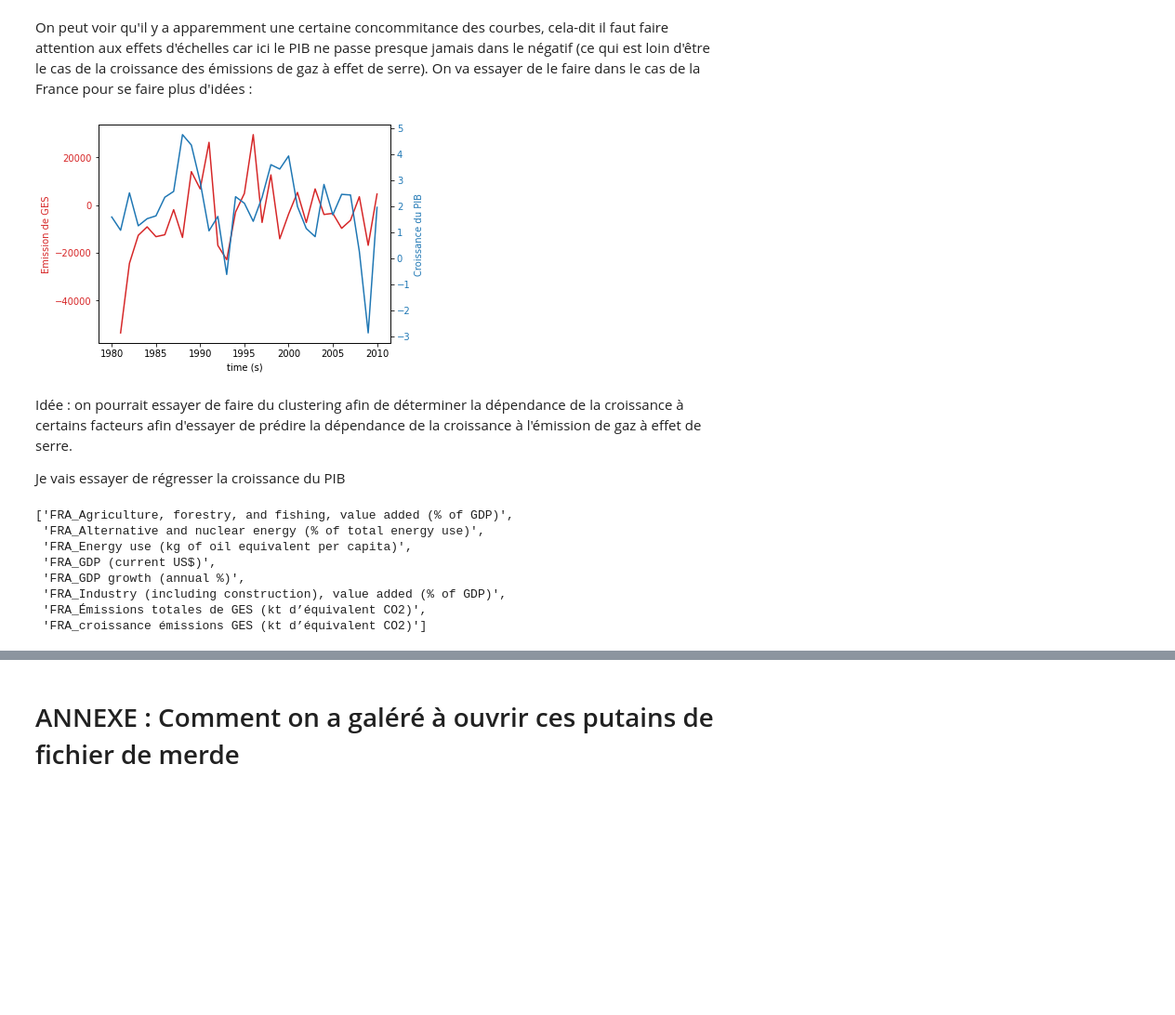
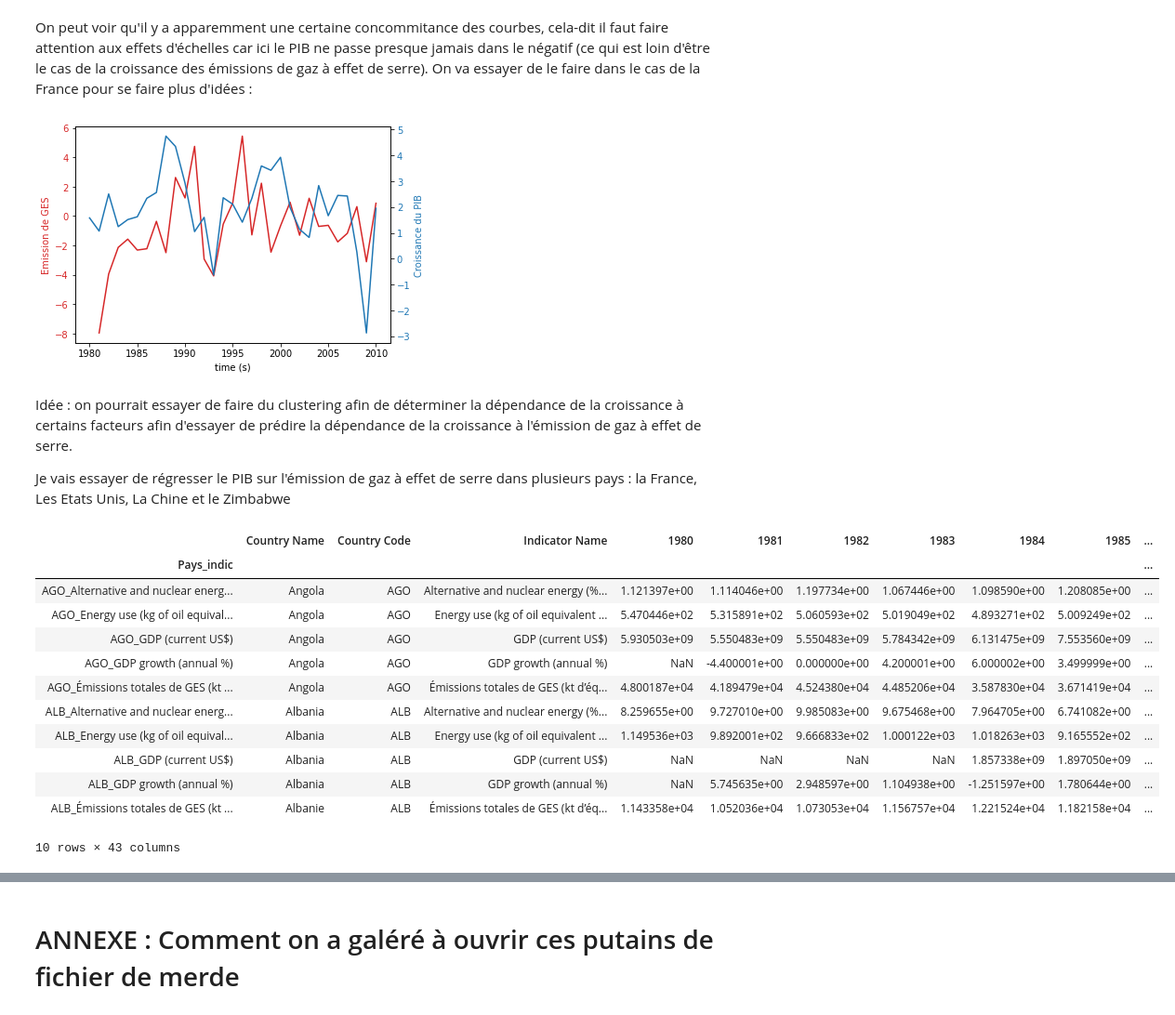
Before and after one commit to Adrien-Mcode/Python-data-science-Lecalve-Majka, a Jupyter notebook: Stat_des.ipynb, the cells around one changed output, grey strips where cells are left out. Shown at 93% size. Drawn from its saved outputs; the diff is of its cells as text; code cells hidden in the pictures; blank space fills up the shorter version.

```diff
--- a/Stat_des.ipynb
+++ b/Stat_des.ipynb
@@ -341,7 +343,7 @@ fig, ax1 = plt.subplots()
 color = 'tab:red'
 ax1.set_xlabel('time (s)')
 ax1.set_ylabel('Emission de GES', color=color)
-ax1.plot(t[0:31], df1.loc['FRA_croissance émissions GES (kt d’équivalent CO2)'][2:42].to_numpy()[1:32].T, color=color)
+ax1.plot(t[0:31], df1.loc['FRA_croissance émissions GES (pourcent)'][2:42].to_numpy()[1:32].T, color=color)
 ax1.tick_params(axis='y', labelcolor=color)
 
 ax2 = ax1.twinx()  #  commence un deuxième axe qui partage le même axe x
@@ -354,19 +356,27 @@ ax2.tick_params(axis='y', labelcolor=color)
 fig.tight_layout()  # otherwise the right y-label is slightly clipped
 plt.show()
 # %% [output]
-[figure, old version]
+[figure, new version]
 # %% [markdown]
 Idée : on pourrait essayer de faire du clustering afin de déterminer la dépendance de la croissance à certains facteurs afin d'essayer de prédire la dépendance de la croissance à l'émission de gaz à effet de serre.
 
-Je vais essayer de régresser la croissance du PIB
+Je vais essayer de régresser le PIB sur l'émission de gaz à effet de serre dans plusieurs pays : la France, Les Etats Unis, La Chine et le Zimbabwe
-# %%
-recherche_ligne("Pays","FRA",df1)
-# %% [output]
-['FRA_Agriculture, forestry, and fishing, value added (% of GDP)',
- 'FRA_Alternative and nuclear energy (% of total energy use)',
- 'FRA_Energy use (kg of oil equivalent per capita)',
- 'FRA_GDP (current US$)',
- 'FRA_GDP growth (annual %)',
- 'FRA_Industry (including construction), value added (% of GDP)',
- 'FRA_Émissions totales de GES (kt d’équivalent CO2)',
- 'FRA_croissance émissions GES (kt d’équivalent CO2)']
+# %%
+from sklearn.linear_model import LinearRegression
+from sklearn.model_selection import train_test_split
+import sklearn.metrics
+df1.head(10)
+# %% [output]
+|  | Country Name | Country Code | Indicator Name | 1980 | 1981 | 1982 | 1983 | 1984 | 1985 | ... |
+| Pays_indic |  |  |  |  |  |  |  |  |  | ... |
+| AGO_Alternative and nuclear energ... | Angola | AGO | Alternative and nuclear energy (%... | 1.121397e+00 | 1.114046e+00 | 1.197734e+00 | 1.067446e+00 | 1.098590e+00 | 1.208085e+00 | ... |
+| AGO_Energy use (kg of oil equival... | Angola | AGO | Energy use (kg of oil equivalent ... | 5.470446e+02 | 5.315891e+02 | 5.060593e+02 | 5.019049e+02 | 4.893271e+02 | 5.009249e+02 | ... |
+| AGO_GDP (current US$) | Angola | AGO | GDP (current US$) | 5.930503e+09 | 5.550483e+09 | 5.550483e+09 | 5.784342e+09 | 6.131475e+09 | 7.553560e+09 | ... |
+| AGO_GDP growth (annual %) | Angola | AGO | GDP growth (annual %) | NaN | -4.400001e+00 | 0.000000e+00 | 4.200001e+00 | 6.000002e+00 | 3.499999e+00 | ... |
+| AGO_Émissions totales de GES (kt ... | Angola | AGO | Émissions totales de GES (kt d’éq... | 4.800187e+04 | 4.189479e+04 | 4.524380e+04 | 4.485206e+04 | 3.587830e+04 | 3.671419e+04 | ... |
+| ALB_Alternative and nuclear energ... | Albania | ALB | Alternative and nuclear energy (%... | 8.259655e+00 | 9.727010e+00 | 9.985083e+00 | 9.675468e+00 | 7.964705e+00 | 6.741082e+00 | ... |
+| ALB_Energy use (kg of oil equival... | Albania | ALB | Energy use (kg of oil equivalent ... | 1.149536e+03 | 9.892001e+02 | 9.666833e+02 | 1.000122e+03 | 1.018263e+03 | 9.165552e+02 | ... |
+| ALB_GDP (current US$) | Albania | ALB | GDP (current US$) | NaN | NaN | NaN | NaN | 1.857338e+09 | 1.897050e+09 | ... |
+| ALB_GDP growth (annual %) | Albania | ALB | GDP growth (annual %) | NaN | 5.745635e+00 | 2.948597e+00 | 1.104938e+00 | -1.251597e+00 | 1.780644e+00 | ... |
+| ALB_Émissions totales de GES (kt ... | Albanie | ALB | Émissions totales de GES (kt d’éq... | 1.143358e+04 | 1.052036e+04 | 1.073053e+04 | 1.156757e+04 | 1.221524e+04 | 1.182158e+04 | ... |
+10 rows × 43 columns
```
Also changed, not shown: parts of 17 cells of this notebook.
